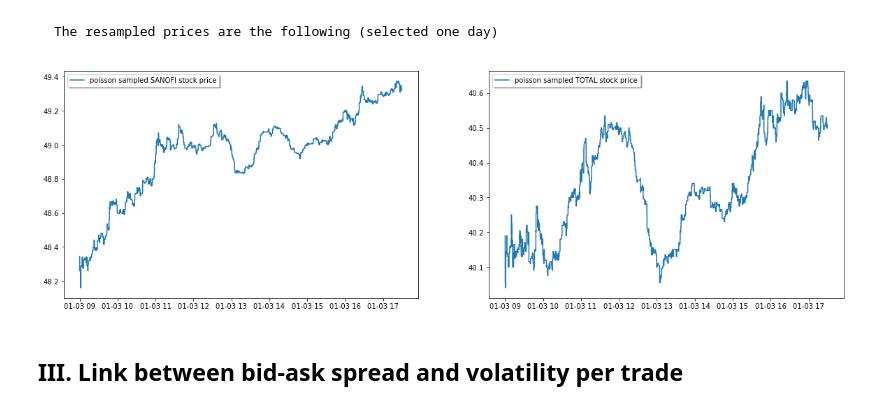
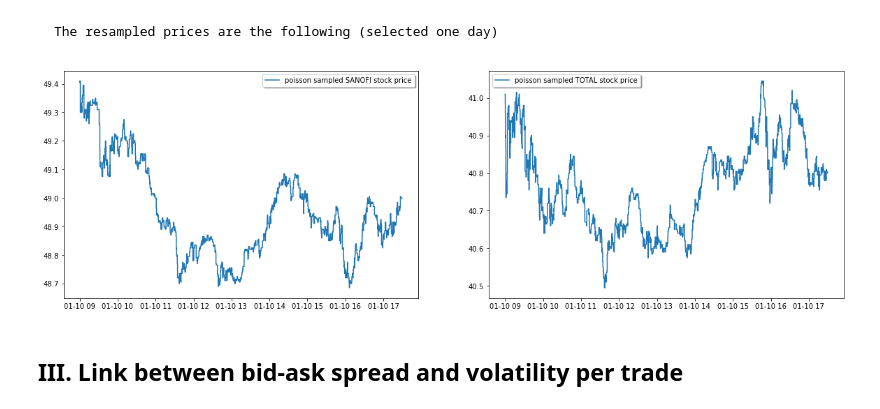
Before and after one commit to gaelwjl/ML_Optimal_Trading, a Jupyter notebook: TP 2 - Volatility and Correlation_final.ipynb, the cells around one changed output. Saved outputs shown, nothing was run; the diff lists cells and outputs as text; code cells hidden in the pictures.

````diff
--- a/TP 2 - Volatility and Correlation_final.ipynb
+++ b/TP 2 - Volatility and Correlation_final.ipynb
@@ -474,24 +474,24 @@ We observe that the classical estimator has a much greater variance than that of
 The resampled prices are the following (selected one day)
 ```
 # %%
-date = df_trades_1.index.unique(level=0)[0]
+date = df_trades_1.index.unique(level=0)[5]
 open_time, close_time = date.replace(hour=9, minute=0), date.replace(hour=17, minute=30)
 t_intervals_1, t_intervals_2 = \
     random_times(open_time, close_time, p_lambda), random_times(open_time, close_time, p_lambda)
 
 df_trades_date_1, df_trades_date_2 = df_trades_1.loc[date], df_trades_2.loc[date]
 
 trades_resamp_1, trades_resamp_2 = \
     generate_poisson_sample(df_trades_date_1, t_intervals_1), generate_poisson_sample(df_trades_date_2, t_intervals_2)
 
 f, axs = plt.subplots(1, 2, figsize=(20,6))
 axs[0].plot(t_intervals_1, trades_resamp_1, drawstyle='steps', label="poisson sampled SANOFI stock price")
 axs[0].legend(shadow=True, fancybox=True)
 axs[1].plot(t_intervals_2, trades_resamp_2, drawstyle='steps', label="poisson sampled TOTAL stock price")
 axs[1].legend(shadow=True, fancybox=True)
 plt.show()
 # %% [output]
-[figure, old version]
+[figure, new version]
 # %% [markdown]
 ## III. Link between bid-ask spread and volatility per trade
 # %% [markdown]
````
